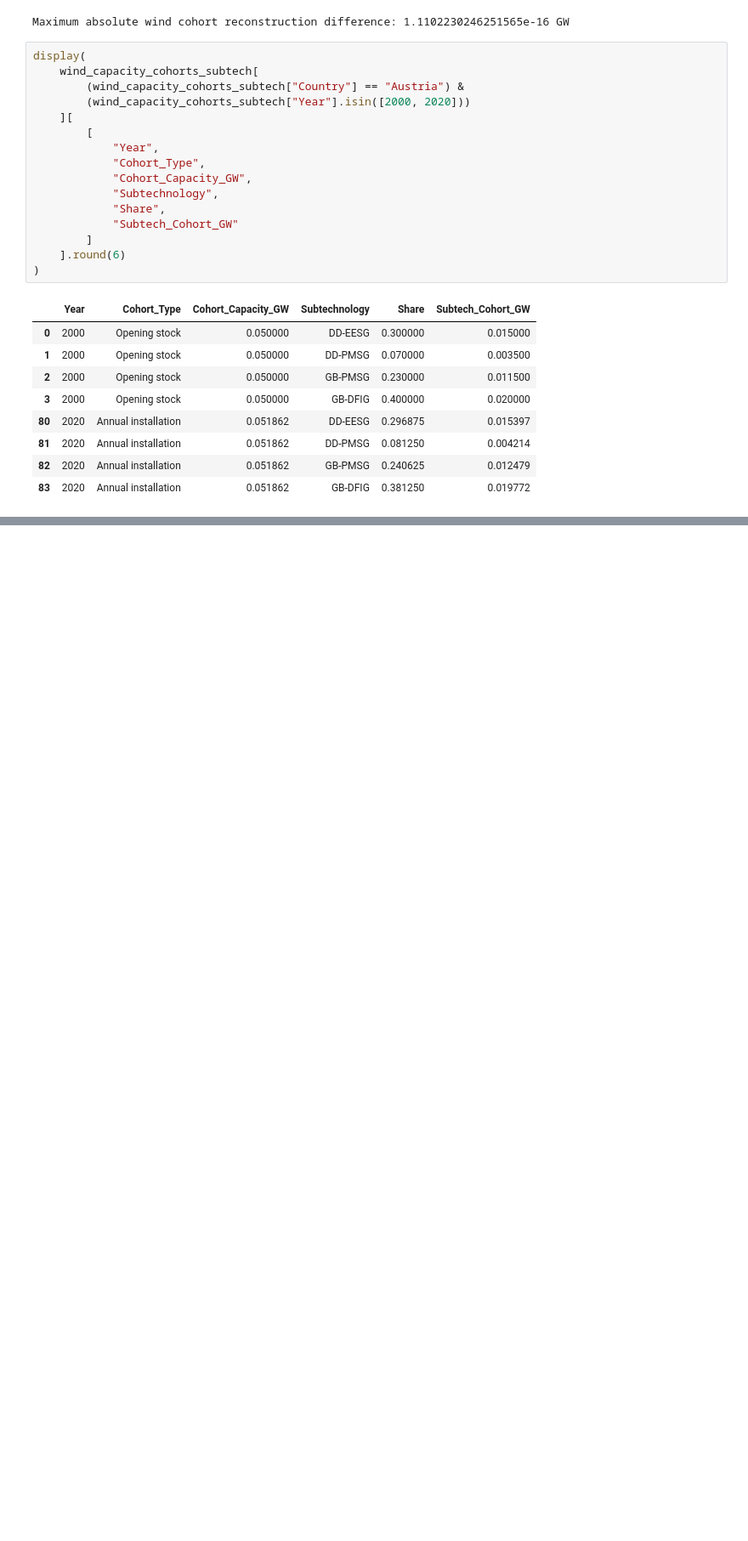
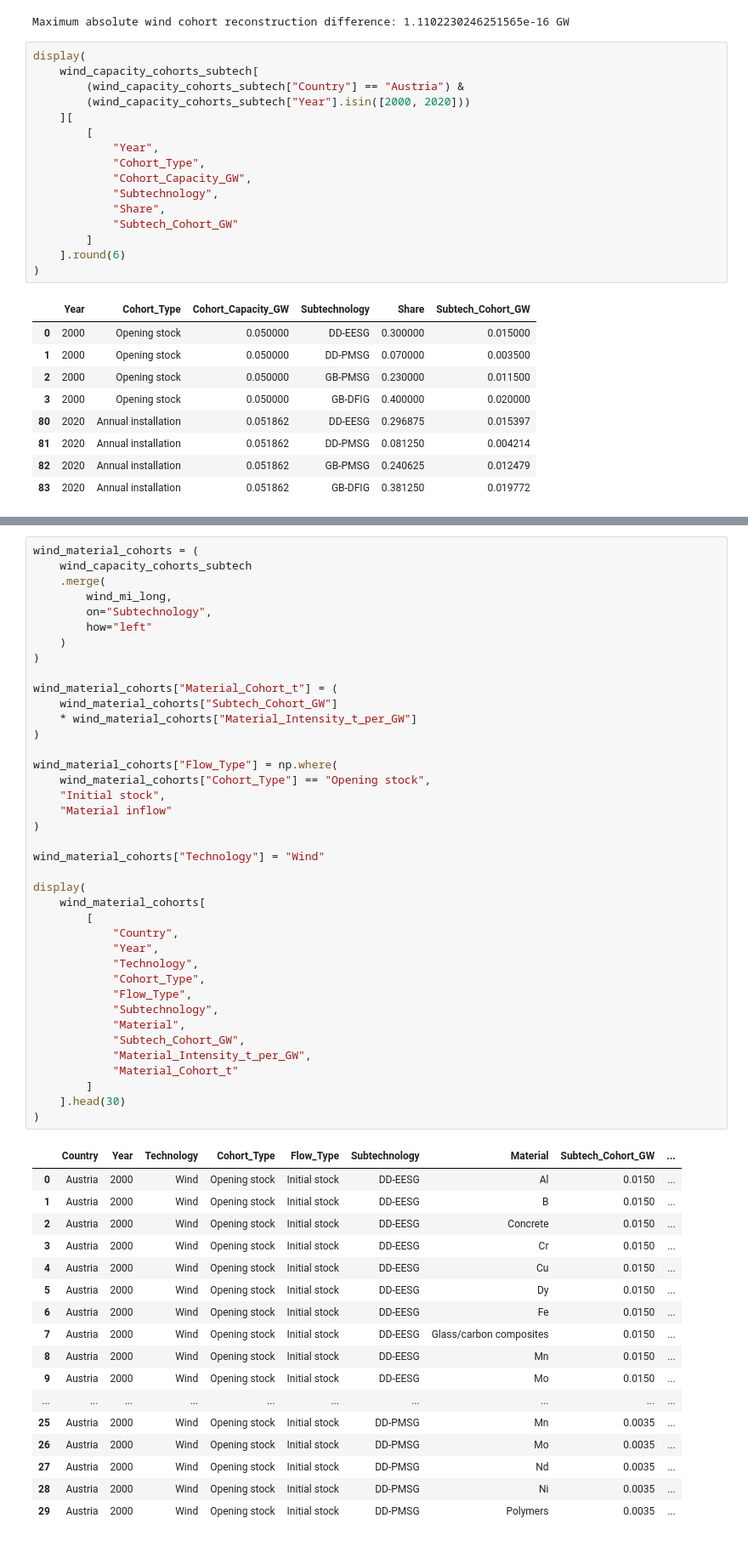
Before and after one commit to Trickwillfrit/MFA, a Jupyter notebook: notebooks/ENV501_Austria_Croatia_MFA.ipynb, the cells around one changed output, grey strips where cells are left out. Shown at 85% size. Cells and saved outputs as stored; diff of their text form; blank space fills up the shorter version.

```diff
--- a/notebooks/ENV501_Austria_Croatia_MFA.ipynb
+++ b/notebooks/ENV501_Austria_Croatia_MFA.ipynb
@@ -4911,0 +5102,57 @@ display(
+# %%
+wind_material_cohorts = (
+    wind_capacity_cohorts_subtech
+    .merge(
+        wind_mi_long,
+        on="Subtechnology",
+        how="left"
+    )
+)
+
+wind_material_cohorts["Material_Cohort_t"] = (
+    wind_material_cohorts["Subtech_Cohort_GW"]
+    * wind_material_cohorts["Material_Intensity_t_per_GW"]
+)
+
+wind_material_cohorts["Flow_Type"] = np.where(
+    wind_material_cohorts["Cohort_Type"] == "Opening stock",
+    "Initial stock",
+    "Material inflow"
+)
+
+wind_material_cohorts["Technology"] = "Wind"
+
+display(
+    wind_material_cohorts[
+        [
+            "Country",
+            "Year",
+            "Technology",
+            "Cohort_Type",
+            "Flow_Type",
+            "Subtechnology",
+            "Material",
+            "Subtech_Cohort_GW",
+            "Material_Intensity_t_per_GW",
+            "Material_Cohort_t"
+        ]
+    ].head(30)
+)
+# %% [output]
+|  | Country | Year | Technology | Cohort_Type | Flow_Type | Subtechnology | Material | Subtech_Cohort_GW | ... |
+| 0 | Austria | 2000 | Wind | Opening stock | Initial stock | DD-EESG | Al | 0.0150 | ... |
+| 1 | Austria | 2000 | Wind | Opening stock | Initial stock | DD-EESG | B | 0.0150 | ... |
+| 2 | Austria | 2000 | Wind | Opening stock | Initial stock | DD-EESG | Concrete | 0.0150 | ... |
+| 3 | Austria | 2000 | Wind | Opening stock | Initial stock | DD-EESG | Cr | 0.0150 | ... |
+| 4 | Austria | 2000 | Wind | Opening stock | Initial stock | DD-EESG | Cu | 0.0150 | ... |
+| 5 | Austria | 2000 | Wind | Opening stock | Initial stock | DD-EESG | Dy | 0.0150 | ... |
+| 6 | Austria | 2000 | Wind | Opening stock | Initial stock | DD-EESG | Fe | 0.0150 | ... |
+| 7 | Austria | 2000 | Wind | Opening stock | Initial stock | DD-EESG | Glass/carbon composites | 0.0150 | ... |
+| 8 | Austria | 2000 | Wind | Opening stock | Initial stock | DD-EESG | Mn | 0.0150 | ... |
+| 9 | Austria | 2000 | Wind | Opening stock | Initial stock | DD-EESG | Mo | 0.0150 | ... |
+| ... | ... | ... | ... | ... | ... | ... | ... | ... | ... |
+| 25 | Austria | 2000 | Wind | Opening stock | Initial stock | DD-PMSG | Mn | 0.0035 | ... |
+| 26 | Austria | 2000 | Wind | Opening stock | Initial stock | DD-PMSG | Mo | 0.0035 | ... |
+| 27 | Austria | 2000 | Wind | Opening stock | Initial stock | DD-PMSG | Nd | 0.0035 | ... |
+| 28 | Austria | 2000 | Wind | Opening stock | Initial stock | DD-PMSG | Ni | 0.0035 | ... |
+| 29 | Austria | 2000 | Wind | Opening stock | Initial stock | DD-PMSG | Polymers | 0.0035 | ... |
```
Also changed, not shown: parts of 21 cells of this notebook.
